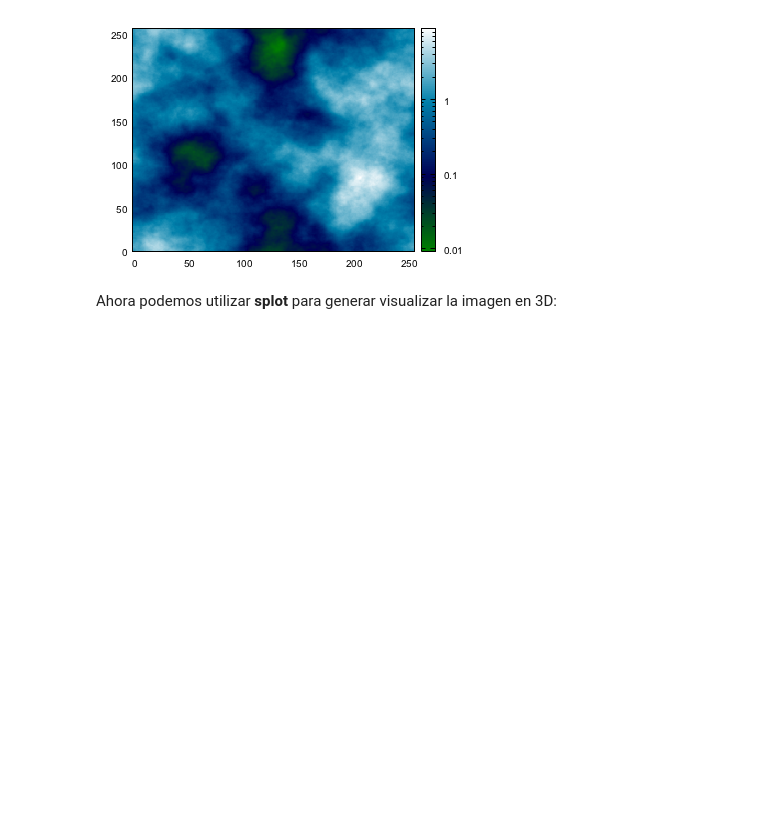
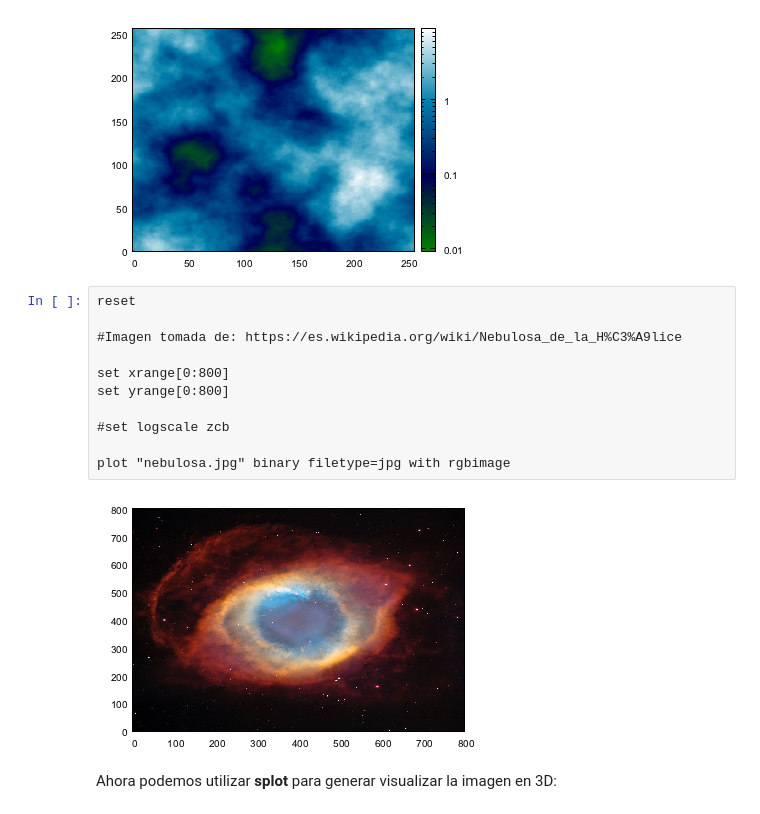
Before and after one commit to wbandabarragan/intro_gnuplot, a Jupyter notebook: Tutorial_GNUplot2.ipynb, the cells around one changed output. Drawn from its saved outputs; the diff is of its cells as text; blank space fills up the shorter version.

```diff
--- a/Tutorial_GNUplot2.ipynb
+++ b/Tutorial_GNUplot2.ipynb
@@ -575,6 +575,19 @@ set logscale zcb
 plot "nube_k01_s19.dbl" binary array=256x256 format='%double' with image notitle
 # %% [output]
 [figure]
+# %%
+reset
+
+#Imagen tomada de: https://es.wikipedia.org/wiki/Nebulosa_de_la_H%C3%A9lice
+
+set xrange[0:800]
+set yrange[0:800]
+
+#set logscale zcb
+
+plot "nebulosa.jpg" binary filetype=jpg with rgbimage
+# %% [output]
+[figure, added]
 # %% [markdown]
 Ahora podemos utilizar <b>splot</b> para generar visualizar la imagen en 3D:
 # %%
```
Also changed, not shown: parts of 7 cells of this notebook.
